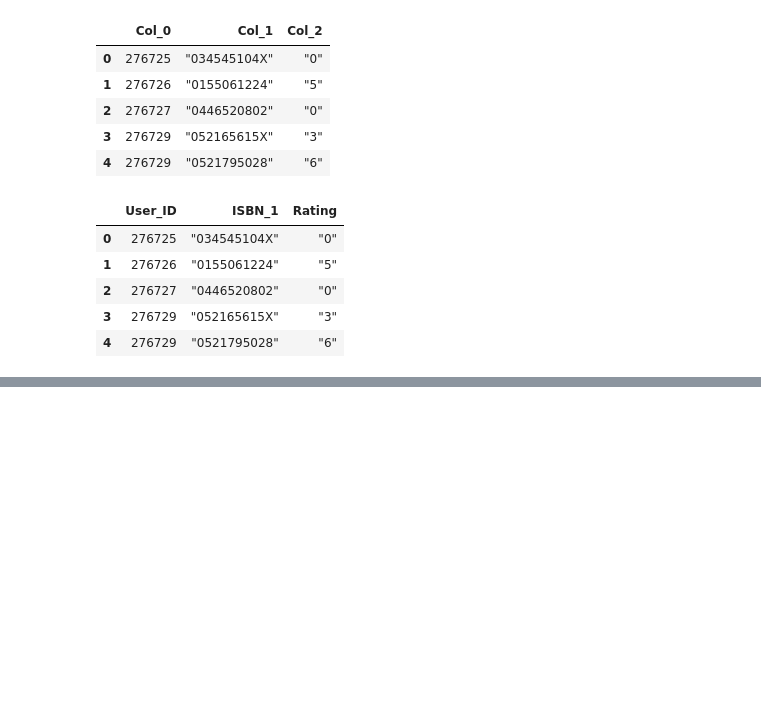
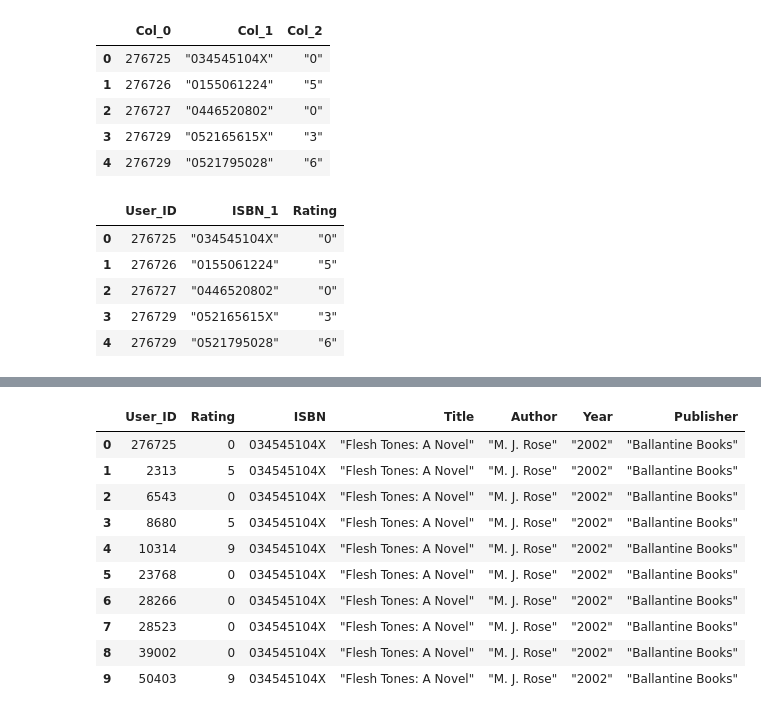
Before and after one commit to kalashnikovkid/Final_Project_4, a Jupyter notebook: BX_ETL.ipynb, the cells around one changed output, grey strips where cells are left out. Drawn from its saved outputs; the diff is of its cells as text; code cells hidden in the pictures; blank space fills up the shorter version.

```diff
--- a/BX_ETL.ipynb
+++ b/BX_ETL.ipynb
@@ -160,0 +301,20 @@ BX_complete.describe()
+# %%
+#Getting rid of the ISBN_1 column since it's no longer needed
+BX_complete= BX_complete.drop(columns=['ISBN_1'])
+# %%
+#Final clean up!
+BX_complete_clean= BX_complete.dropna()
+BX_complete_clean.isnull().sum()
+BX_complete_clean.head(10)
+# %% [output]
+|  | User_ID | Rating | ISBN | Title | Author | Year | Publisher |
+| 0 | 276725 | 0 | 034545104X | "Flesh Tones: A Novel" | "M. J. Rose" | "2002" | "Ballantine Books" |
+| 1 | 2313 | 5 | 034545104X | "Flesh Tones: A Novel" | "M. J. Rose" | "2002" | "Ballantine Books" |
+| 2 | 6543 | 0 | 034545104X | "Flesh Tones: A Novel" | "M. J. Rose" | "2002" | "Ballantine Books" |
+| 3 | 8680 | 5 | 034545104X | "Flesh Tones: A Novel" | "M. J. Rose" | "2002" | "Ballantine Books" |
+| 4 | 10314 | 9 | 034545104X | "Flesh Tones: A Novel" | "M. J. Rose" | "2002" | "Ballantine Books" |
+| 5 | 23768 | 0 | 034545104X | "Flesh Tones: A Novel" | "M. J. Rose" | "2002" | "Ballantine Books" |
+| 6 | 28266 | 0 | 034545104X | "Flesh Tones: A Novel" | "M. J. Rose" | "2002" | "Ballantine Books" |
+| 7 | 28523 | 0 | 034545104X | "Flesh Tones: A Novel" | "M. J. Rose" | "2002" | "Ballantine Books" |
+| 8 | 39002 | 0 | 034545104X | "Flesh Tones: A Novel" | "M. J. Rose" | "2002" | "Ballantine Books" |
+| 9 | 50403 | 9 | 034545104X | "Flesh Tones: A Novel" | "M. J. Rose" | "2002" | "Ballantine Books" |
```
Also changed, not shown: parts of 21 cells of this notebook, 2 other files.
